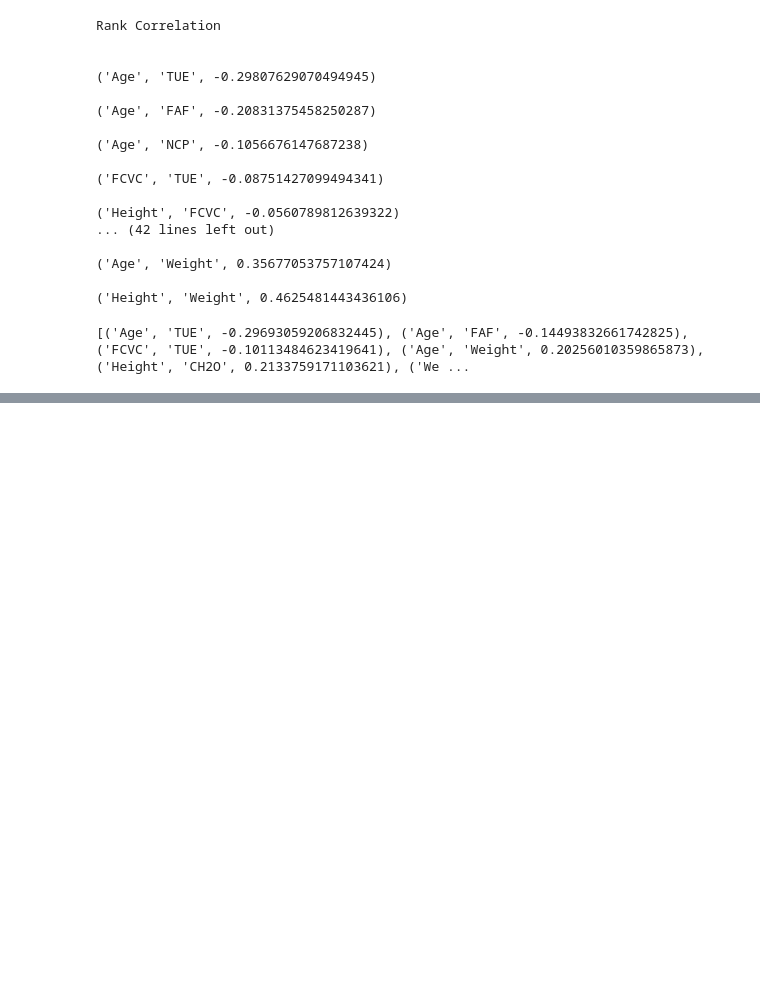
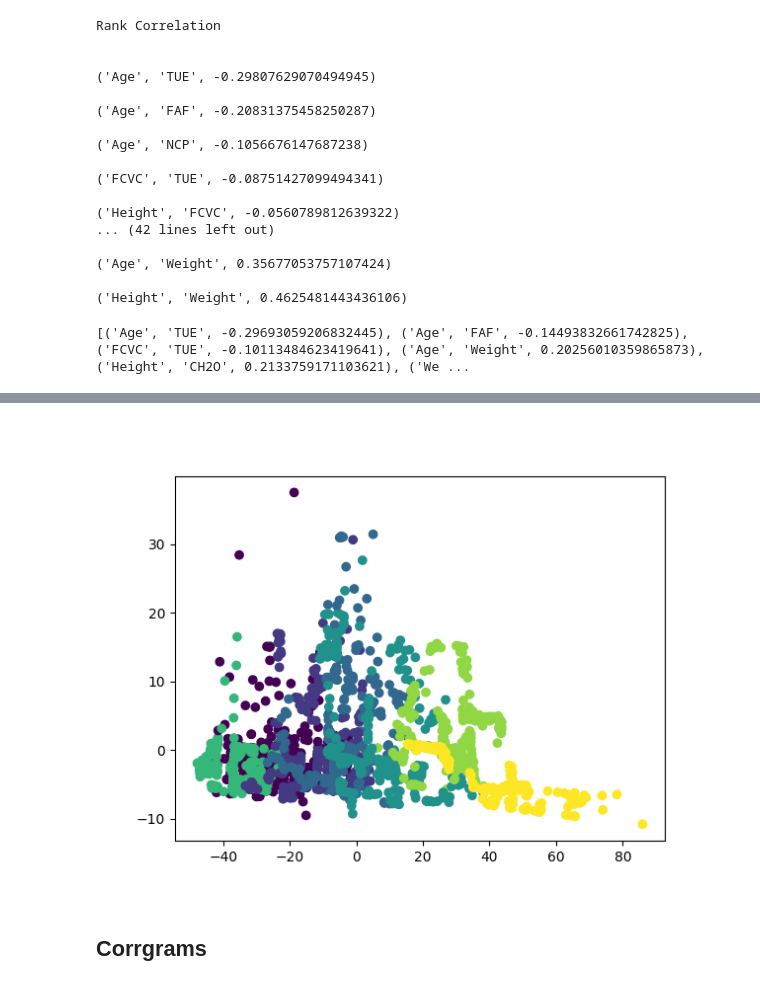
Before and after one commit to MihaiBojescu/data-mining-homeworks, a Jupyter notebook: Homework 1/homework1.ipynb, the cells around one changed output, grey strips where cells are left out. Cells and saved outputs as stored; diff of their text form; code cells hidden in the pictures; blank space fills up the shorter version.

```diff
--- a/Homework 1/homework1.ipynb
+++ b/Homework 1/homework1.ipynb
@@ -263,0 +555,8 @@ KeyboardInterrupt:
+# %%
+plt.scatter(numerical_categorial_transformed_2d[:, 0], numerical_categorial_transformed_2d[:, 1], c=label_dataset)
+plt.show()
+plt.clf()
+# %% [output]
+[figure, added]
+# %% [markdown]
+## Corrgrams
```
Also changed, not shown: parts of 21 cells of this notebook.
